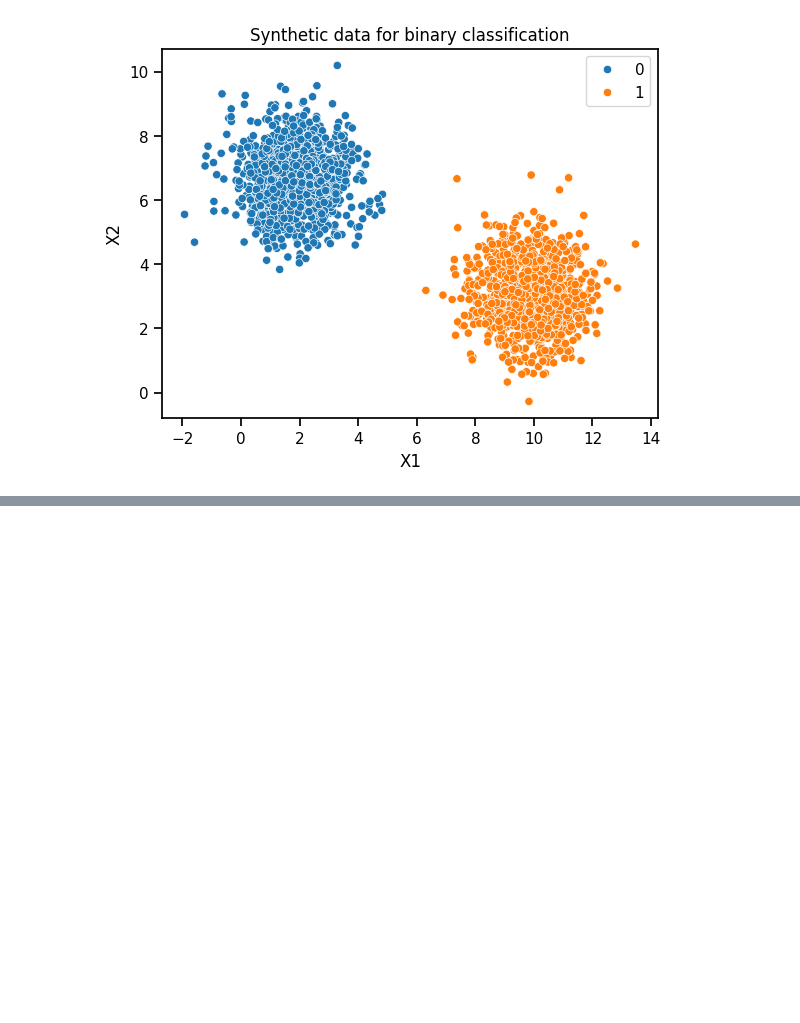
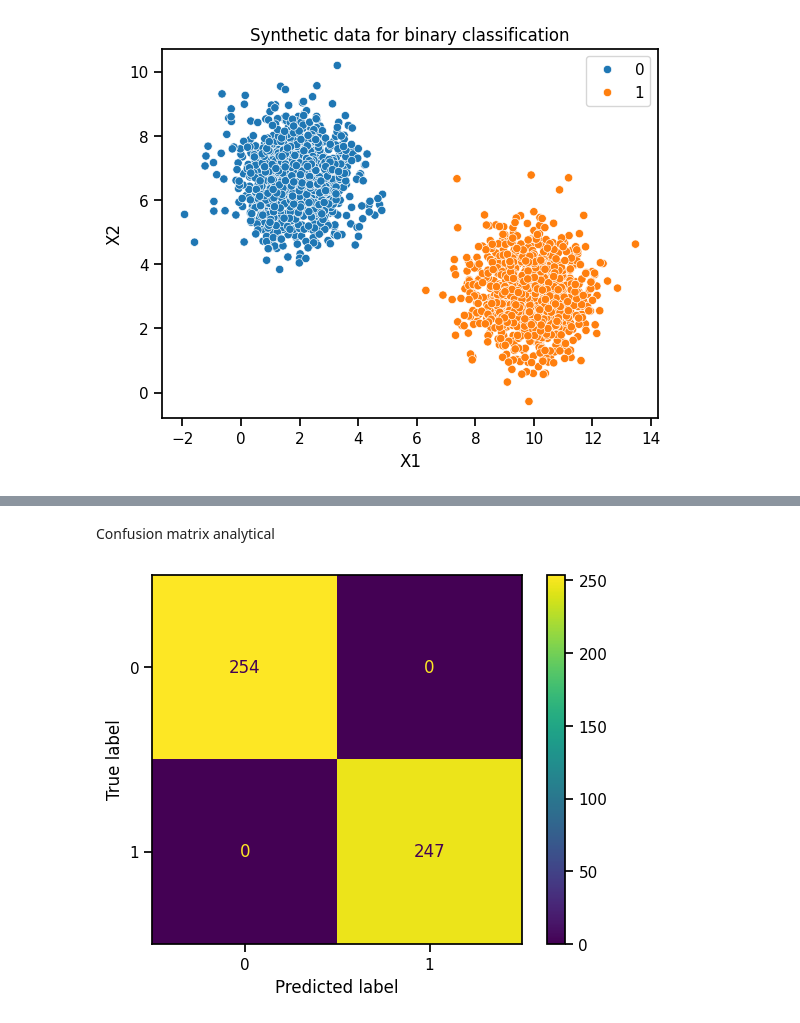
Before and after one commit to adamzsl/machine-learning, a Jupyter notebook: linear_classifier/linear_classifier.ipynb, the cells around one changed output, grey strips where cells are left out. Saved outputs shown, nothing was run; the diff lists cells and outputs as text; code cells hidden in the pictures; blank space fills up the shorter version.

```diff
--- a/linear_classifier/linear_classifier.ipynb
+++ b/linear_classifier/linear_classifier.ipynb
@@ -34,0 +196,9 @@ plt.show()
+# %% [markdown]
+Confusion matrix analytical
+# %%
+cm = confusion_matrix(y_test, y_pred)
+disp = ConfusionMatrixDisplay(confusion_matrix=cm)
+disp.plot()
+plt.show()
+# %% [output]
+[figure, added]
```
Also changed, not shown: parts of 43 cells of this notebook, 1 other file.
